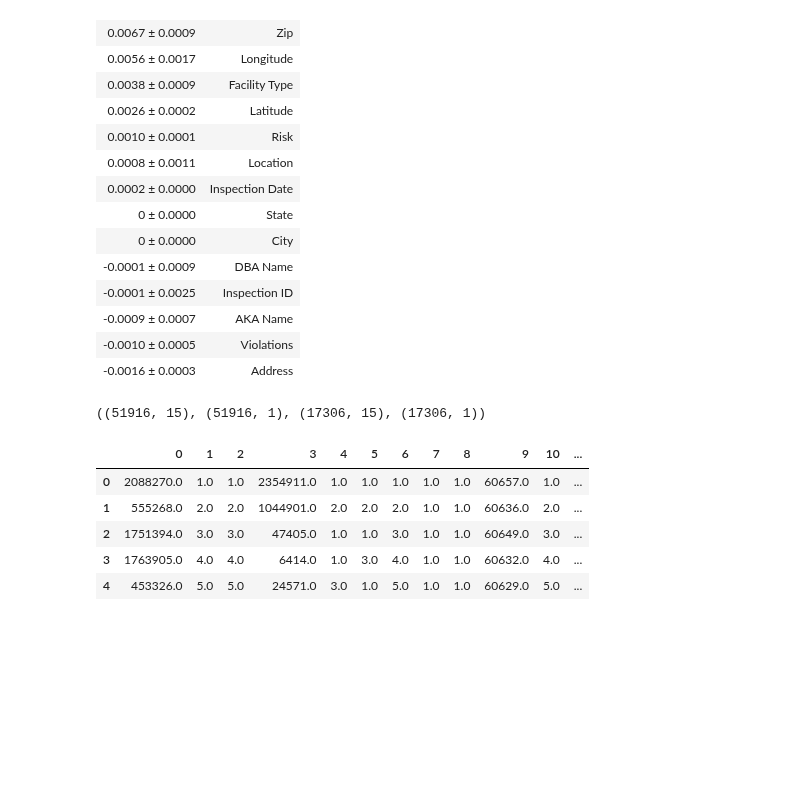
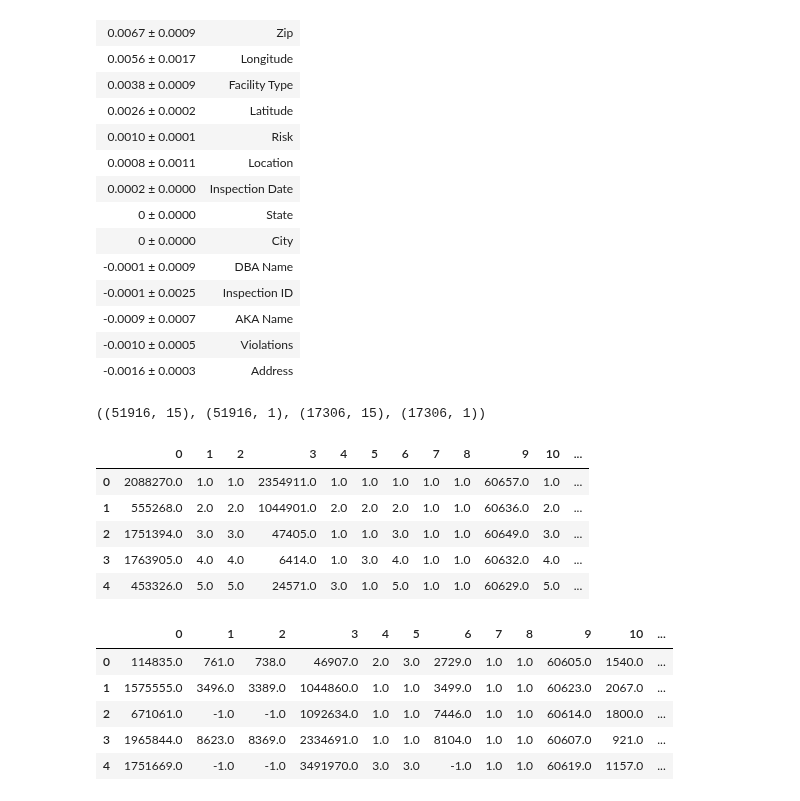
Before and after one commit to LambdaSchool/DS-Unit-2-Sprint-4-Practicing-Understanding, a Jupyter notebook: DS_Unit_2_Sprint_Challenge_4_Practicing_Understanding.ipynb, the cells around one changed output. Cells and saved outputs as stored; diff of their text form; code cells hidden in the pictures; blank space fills up the shorter version.

```diff
--- a/DS_Unit_2_Sprint_Challenge_4_Practicing_Understanding.ipynb
+++ b/DS_Unit_2_Sprint_Challenge_4_Practicing_Understanding.ipynb
@@ -349,8 +346,9 @@ eli5.show_weights(permuter, top=None, feature_names=feature_names)
 | -0.0010 ± 0.0005 | Violations |
 | -0.0016 ± 0.0003 | Address |
 # %%
-#preprocessing to fit our XGBoost Regressor without "Inspection Type"
-features = ['Inspection ID',
+#preprocessing to fit our XGBoost Regressor without "Violations"
+features = features = [
+'Inspection ID',
  'DBA Name',
  'AKA Name',
  'License #',
@@ -361,7 +359,7 @@ features = ['Inspection ID',
  'State',
  'Zip',
  'Inspection Date',
- 'Violations',
+ 'Inspection Type',
  'Latitude',
  'Longitude',
  'Location']
@@ -392,4 +390,16 @@ pd.DataFrame(X_train).head()
 | 2 | 1751394.0 | 3.0 | 3.0 | 47405.0 | 1.0 | 1.0 | 3.0 | 1.0 | 1.0 | 60649.0 | 3.0 | ... |
 | 3 | 1763905.0 | 4.0 | 4.0 | 6414.0 | 1.0 | 3.0 | 4.0 | 1.0 | 1.0 | 60632.0 | 4.0 | ... |
 | 4 | 453326.0 | 5.0 | 5.0 | 24571.0 | 3.0 | 1.0 | 5.0 | 1.0 | 1.0 | 60629.0 | 5.0 | ... |
+# %%
+X_test = encoder.fit_transform(X_test)
+X_test = imputer.fit_transform(X_test)
+
+pd.DataFrame(X_test).head()
+# %% [output]
+|  | 0 | 1 | 2 | 3 | 4 | 5 | 6 | 7 | 8 | 9 | 10 | ... |
+| 0 | 114835.0 | 761.0 | 738.0 | 46907.0 | 2.0 | 3.0 | 2729.0 | 1.0 | 1.0 | 60605.0 | 1540.0 | ... |
+| 1 | 1575555.0 | 3496.0 | 3389.0 | 1044860.0 | 1.0 | 1.0 | 3499.0 | 1.0 | 1.0 | 60623.0 | 2067.0 | ... |
+| 2 | 671061.0 | -1.0 | -1.0 | 1092634.0 | 1.0 | 1.0 | 7446.0 | 1.0 | 1.0 | 60614.0 | 1800.0 | ... |
+| 3 | 1965844.0 | 8623.0 | 8369.0 | 2334691.0 | 1.0 | 1.0 | 8104.0 | 1.0 | 1.0 | 60607.0 | 921.0 | ... |
+| 4 | 1751669.0 | -1.0 | -1.0 | 3491970.0 | 3.0 | 3.0 | -1.0 | 1.0 | 1.0 | 60619.0 | 1157.0 | ... |
 # %%
```
Also changed, not shown: parts of 7 cells of this notebook.
